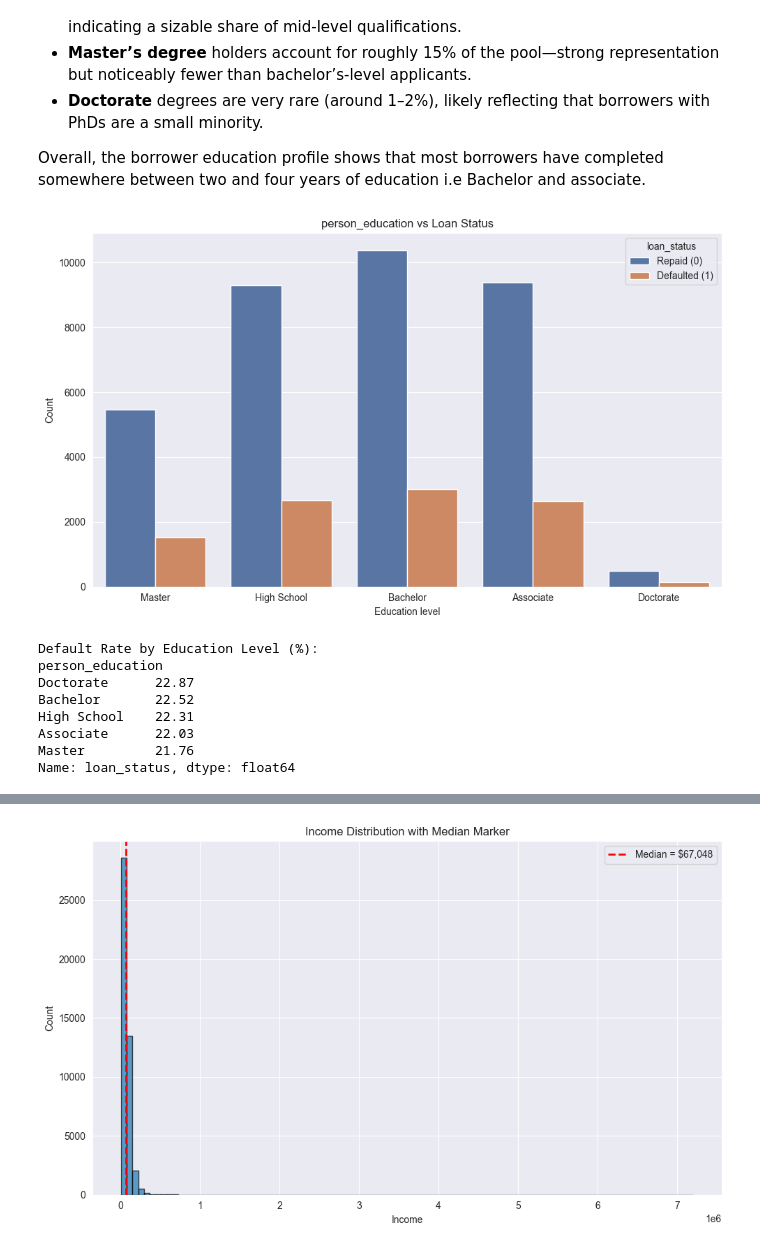
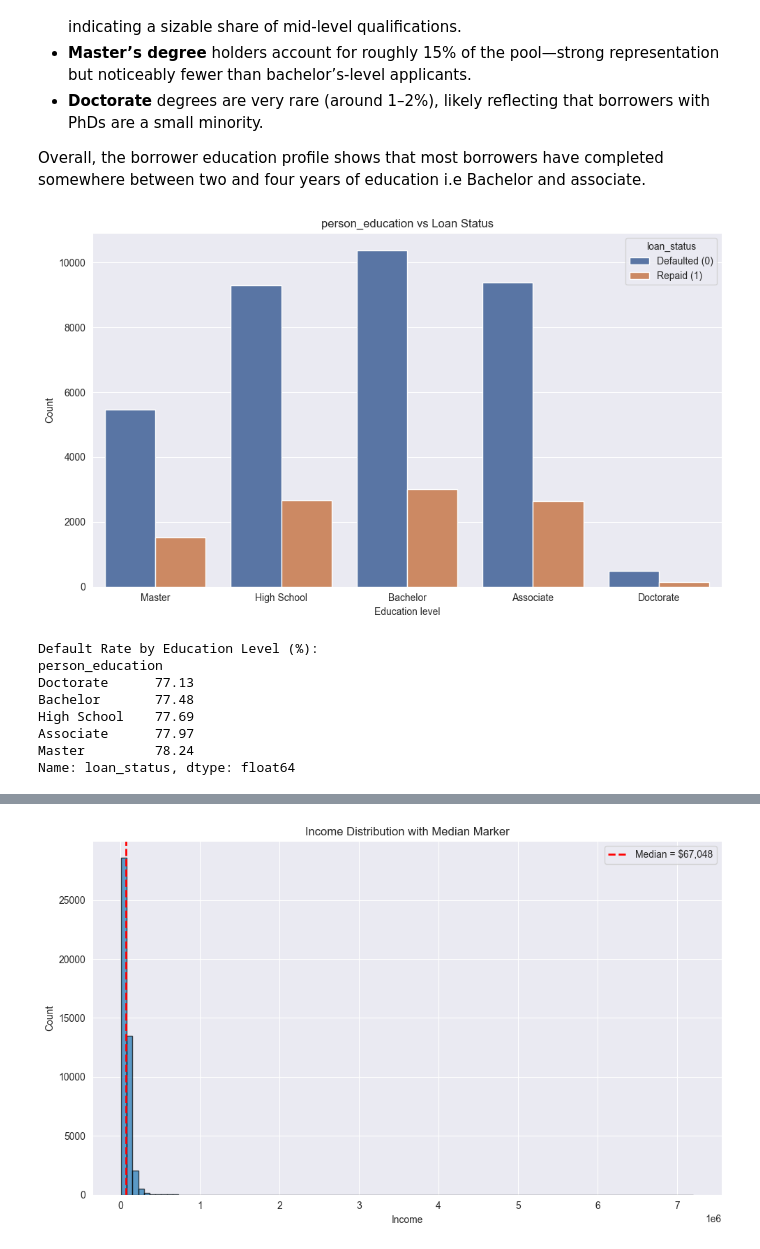
Before and after one commit to JuliusFemi/Loan, a Jupyter notebook: femi.ipynb, the cells around one changed output, grey strips where cells are left out. Drawn from its saved outputs; the diff is of its cells as text; code cells hidden in the pictures.

```diff
--- a/femi.ipynb
+++ b/femi.ipynb
@@ -255,48 +255,47 @@ Overall, the borrower education profile shows that most borrowers have completed
 # %%
 # Educaion vs loan status
 
 status_palette = {0: '#4C72B0', 1: '#DD8452'}
 
 plt.figure(figsize=(10, 6))
 sns.countplot(
     x='person_education',
     hue='loan_status',
     data=loan_df,
     palette=status_palette,
     order=['Master', 'High School', 'Bachelor', 'Associate', 'Doctorate']
 )
 plt.title('person_education vs Loan Status')
 plt.xlabel('Education level')
 plt.ylabel('Count')
-plt.legend(title='loan_status', labels=['Repaid (0)', 'Defaulted (1)'])
+plt.legend(title='loan_status', labels=['Defaulted (0)', 'Repaid (1)'])
 plt.tight_layout()
 
 # Save and show
 plt.savefig("graphs/education_vs_status_bar.png")
 plt.show()
 # %% [output]
-[figure, old version]
+[figure, new version]
 # %%
 # Calculate default rate by education level
-default_rates = (
+repayment_rates = (
     loan_df
     .groupby('person_education')['loan_status']
     .mean()
     .sort_values(ascending=False))
 
 # Convert to percentage
-default_rates_percent = (default_rates * 100).round(2)
-
+default_rates_percent = round((1 - repayment_rates) * 100, 2)
 print("Default Rate by Education Level (%):")
 print(default_rates_percent)
 # %% [output]
 Default Rate by Education Level (%):
 person_education
-Doctorate      22.87
-Bachelor       22.52
-High School    22.31
-Associate      22.03
-Master         21.76
+Doctorate      77.13
+Bachelor       77.48
+High School    77.69
+Associate      77.97
+Master         78.24
 Name: loan_status, dtype: float64
 # %% [markdown]
 ### Education Level vs. Loan Repayment plot
```
Also changed, not shown: parts of 17 cells of this notebook, 5 other files.
